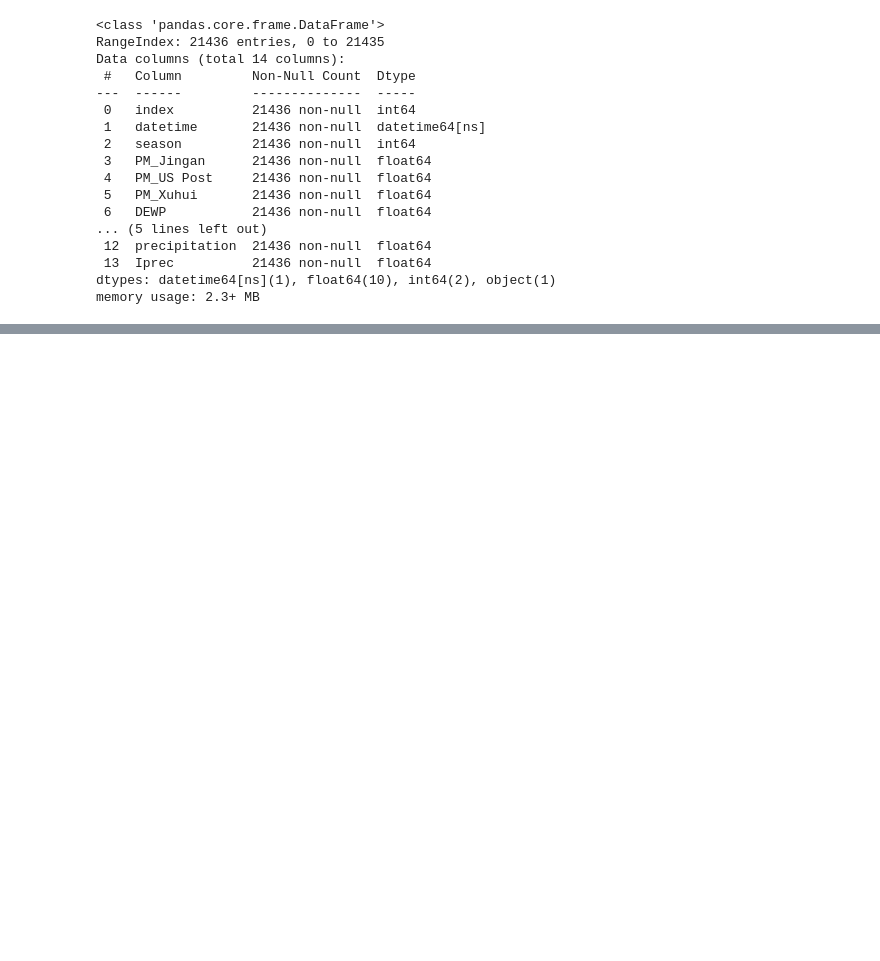
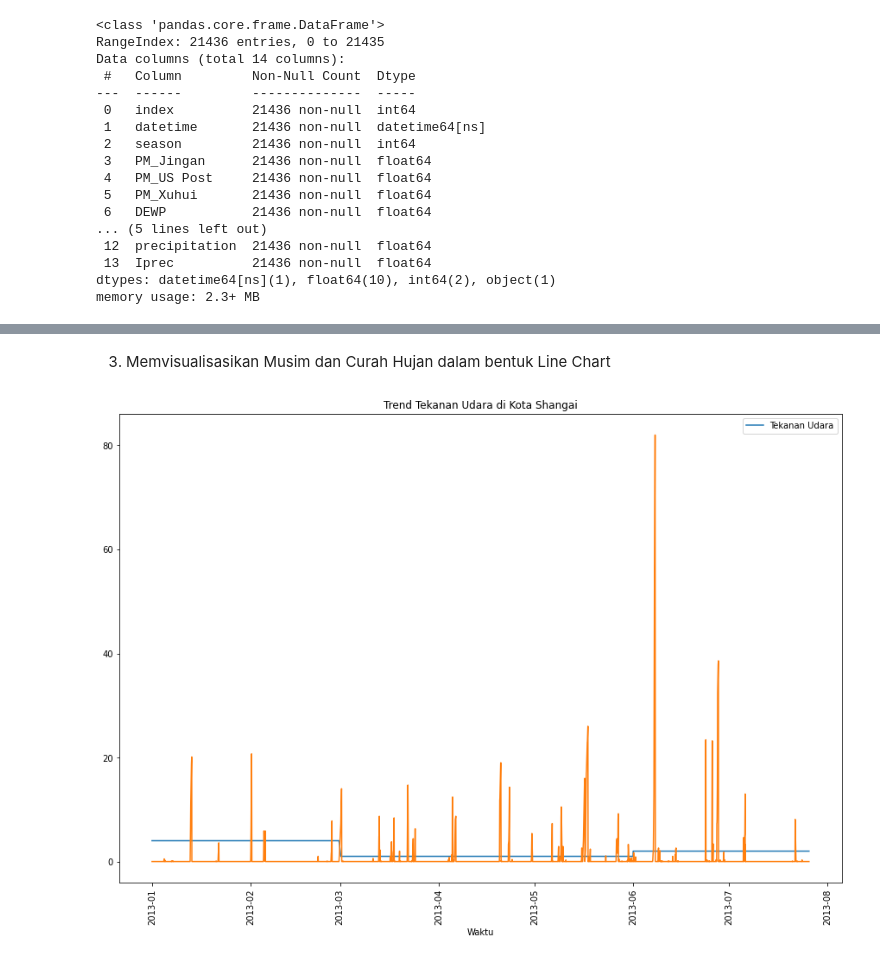
Before and after one commit to azizfath/fp-bdpa, a Jupyter notebook: UAS_BIGDATA.ipynb, the cells around one changed output, grey strips where cells are left out. Saved outputs shown, nothing was run; the diff lists cells and outputs as text; code cells hidden in the pictures; blank space fills up the shorter version.

```diff
--- a/UAS_BIGDATA.ipynb
+++ b/UAS_BIGDATA.ipynb
@@ -254,0 +282,13 @@ df.describe()
+# %% [markdown]
+3) Memvisualisasikan Musim dan Curah Hujan dalam bentuk Line Chart
+# %%
+fig, ax = plt.subplots(figsize=(15,10))
+ax.plot(df['datetime'][0:4000], df['season'][0:4000])
+ax.plot(df['datetime'][0:4000], df['Iprec'][0:4000])
+plt.xticks(rotation=90)
+plt.xlabel('Waktu')
+plt.legend(['Tekanan Udara'])
+plt.title('Trend Tekanan Udara di Kota Shangai')
+plt.show()
+# %% [output]
+[figure, added]
```
Also changed, not shown: parts of 18 cells of this notebook.
